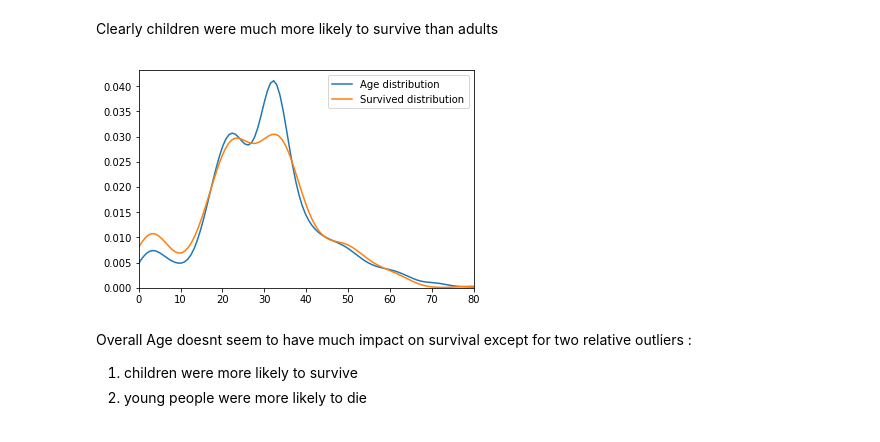
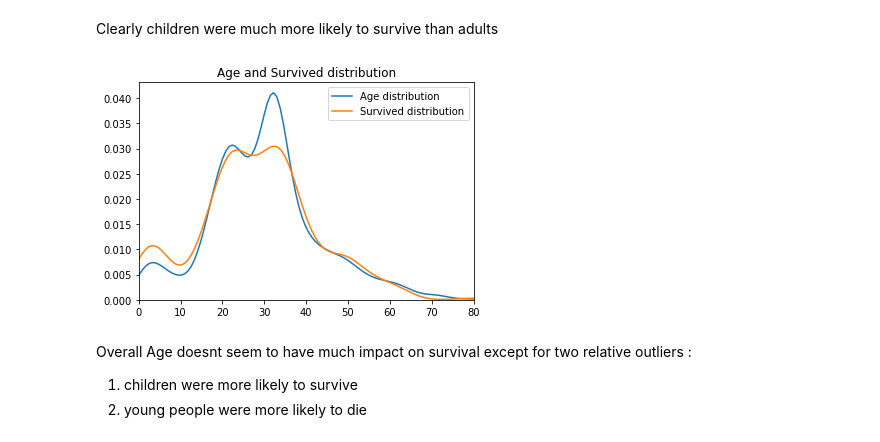
Before and after one commit to kaustubhsaha/myrepo, a Jupyter notebook: Data Analysis/Titanic/Titanic.ipynb, the cells around one changed output. Drawn from its saved outputs; the diff is of its cells as text; code cells hidden in the pictures.

```diff
--- a/Data Analysis/Titanic/Titanic.ipynb
+++ b/Data Analysis/Titanic/Titanic.ipynb
@@ -383,3 +432,5 @@ display(HTML(raw_df.head().to_html()))
+# %%
+raw_df["Is Employee"] = raw_df["Fare"] == 0
 # %% [markdown]
 Now we'll extract Deck information from cabin number
 # %%
@@ -505,0 +557,8 @@ Replacing outliers (Fare per passenger > 100) with median values of 1st class fa
+# %%
+q25, q75 = np.percentile(raw_df['Fare Per Passenger'], 25), np.percentile(raw_df['Fare Per Passenger'], 75)
+print(q25, q75)
+iqr = q75 - q25
+print(iqr)
+cut_off = iqr * 2.5
+upper_limit = cut_off + q75
+print(upper_limit)
@@ -506,5 +569,5 @@ Replacing outliers (Fare per passenger > 100) with median values of 1st class fa
 # %%
-raw_df.loc[raw_df['Fare Per Passenger']>100, 'Fare Per Passenger'] = np.nan
+raw_df.loc[raw_df['Fare Per Passenger']>upper_limit, 'Fare Per Passenger'] = np.nan
 raw_df['Fare Per Passenger'].fillna(fare_1, inplace=True)
 # %% [markdown]
 Now lets look at overall statistics and KDE curve
@@ -937,12 +1062,13 @@ Clearly children were much more likely to survive than adults
 # %%
 plt.cla()
 plt.clf()
 sns.kdeplot(df['Age'], shade=False, label='Age distribution')
 sns.kdeplot(df.loc[df['Survived']==1, 'Age'], shade=False, label='Survived distribution')
+plt.title("Age and Survived distribution")
 plt.xlim(0,80)
 plt.show()
 # %% [output]
-[figure, old version]
+[figure, new version]
 # %% [markdown]
 Overall Age doesnt seem to have much impact on survival except for two relative outliers :
 
```
Also changed, not shown: parts of 47 cells of this notebook.
